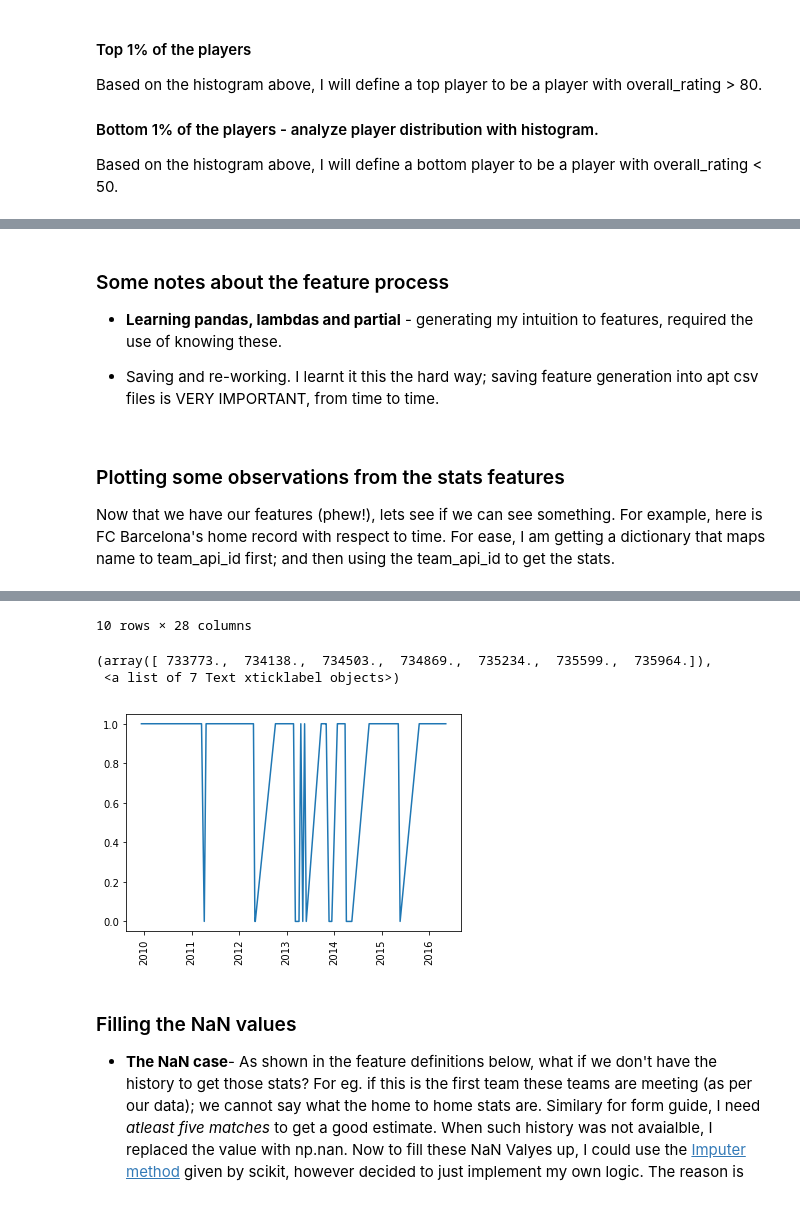
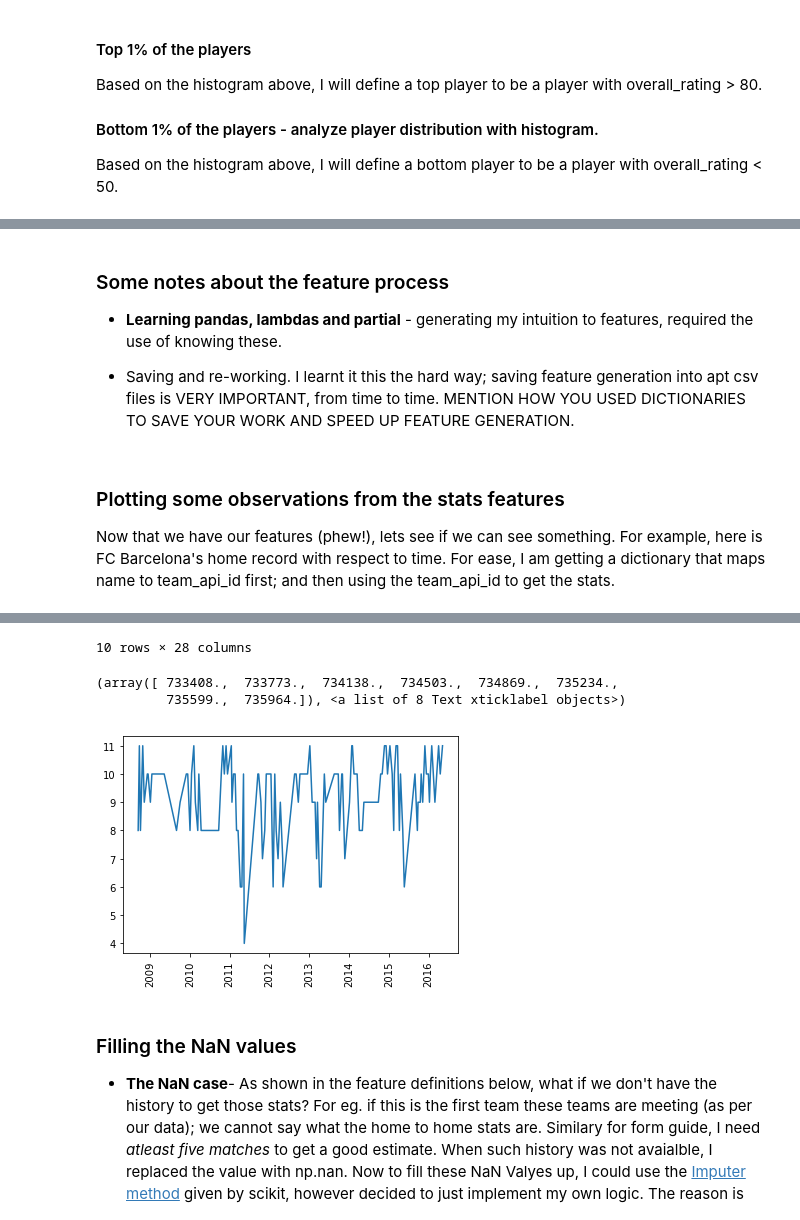
Before and after one commit to sgoyal1012/UdacityNanodegreeSubmissions, a Jupyter notebook: EuropeanSoccer_Capstone/Notebook_Code/Match_outcome_prediction.ipynb, the cells around one changed output, grey strips where cells are left out. Drawn from its saved outputs; the diff is of its cells as text; code cells hidden in the pictures.

```diff
--- a/EuropeanSoccer_Capstone/Notebook_Code/Match_outcome_prediction.ipynb
+++ b/EuropeanSoccer_Capstone/Notebook_Code/Match_outcome_prediction.ipynb
@@ -464,7 +462,7 @@ Getting top players home
 
 * **Learning pandas, lambdas and partial** - generating my intuition to features, required the use of knowing these.
 
-* Saving and re-working. I learnt it this the hard way; saving feature generation into apt csv files is VERY IMPORTANT, from time to time.
+* Saving and re-working. I learnt it this the hard way; saving feature generation into apt csv files is VERY IMPORTANT, from time to time. MENTION HOW YOU USED DICTIONARIES TO SAVE YOUR WORK AND SPEED UP FEATURE GENERATION.
 # %% [markdown]
 ### Plotting some observations from the stats features
 Now that we have our features (phew!), lets see if we can see something. For example, here is FC Barcelona's home record with respect to time. For ease, I am getting a dictionary that maps name to team_api_id first; and then using the team_api_id to get the stats.
@@ -484,10 +482,10 @@ barca_api_id = (int(team_name_to_id_dict[CLUB]))
 # Factor this out into a function.
 barca_top_players_num = match_features_all_df[match_features_all_df['home_team_api_id'] == barca_api_id]
 
-barca_home_win_df.date = pd.to_datetime(barca_home_win_df.date)
-barca_home_win_df = barca_home_win_df.sort_values('date', ascending=True)
-barca_home_win_df=barca_home_win_df.dropna(how='any')
-plt.plot(barca_home_win_df['date'], barca_home_win_df['num_top_players_home'])
+barca_top_players_num.date = pd.to_datetime(barca_top_players_num.date)
+barca_top_players_num = barca_top_players_num.sort_values('date', ascending=True)
+barca_top_players_num=barca_top_players_num.dropna(how='any')
+plt.plot(barca_top_players_num['date'], barca_top_players_num['num_top_players_home'])
 plt.xticks(rotation='vertical')
 # %% [output]
 |  | match_api_id | num_top_players_home | num_top_players_away | num_bottom_players_home | num_bottom_players_away | ... |
@@ -504,7 +502,7 @@ plt.xticks(rotation='vertical')
 10 rows × 28 columns
-(array([ 733773.,  734138.,  734503.,  734869.,  735234.,  735599.,  735964.]),
- <a list of 7 Text xticklabel objects>)
+(array([ 733408.,  733773.,  734138.,  734503.,  734869.,  735234.,
+         735599.,  735964.]), <a list of 8 Text xticklabel objects>)
-[figure, old version]
+[figure, new version]
 # %% [markdown]
 
 ### Filling the NaN values
```
Also changed, not shown: parts of 8 cells of this notebook, 3 other files.
